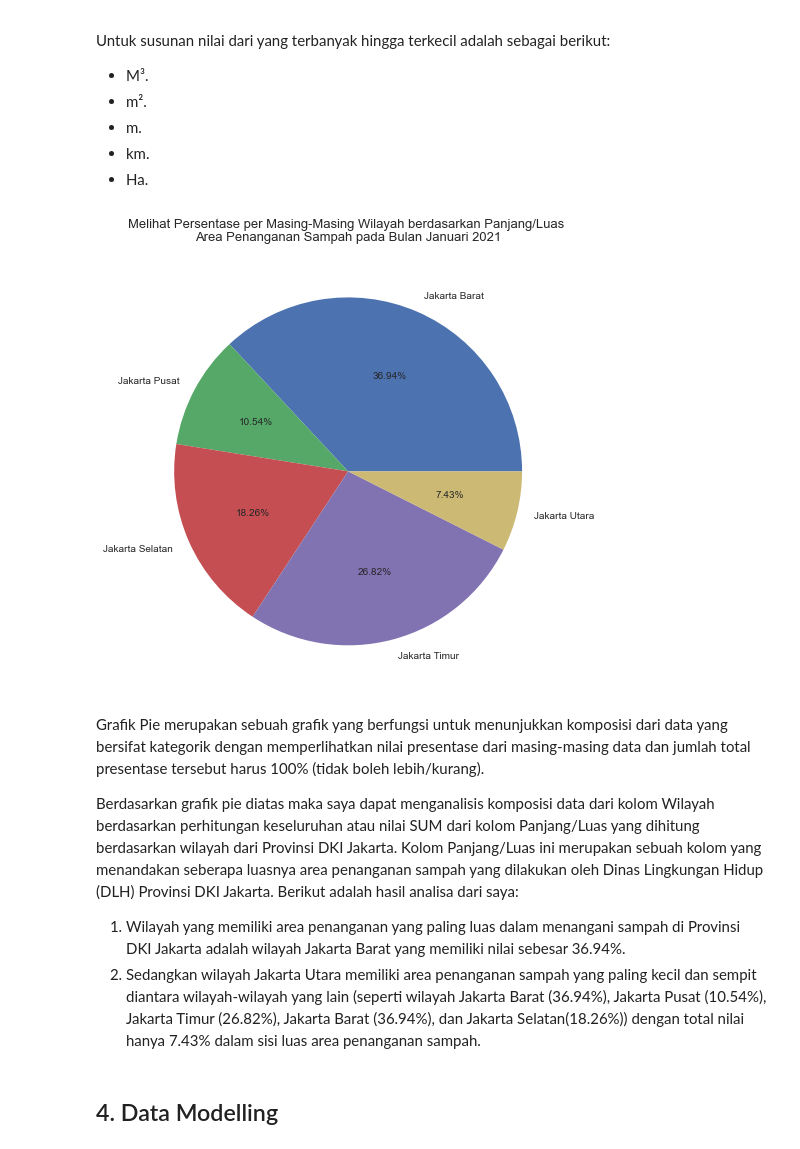
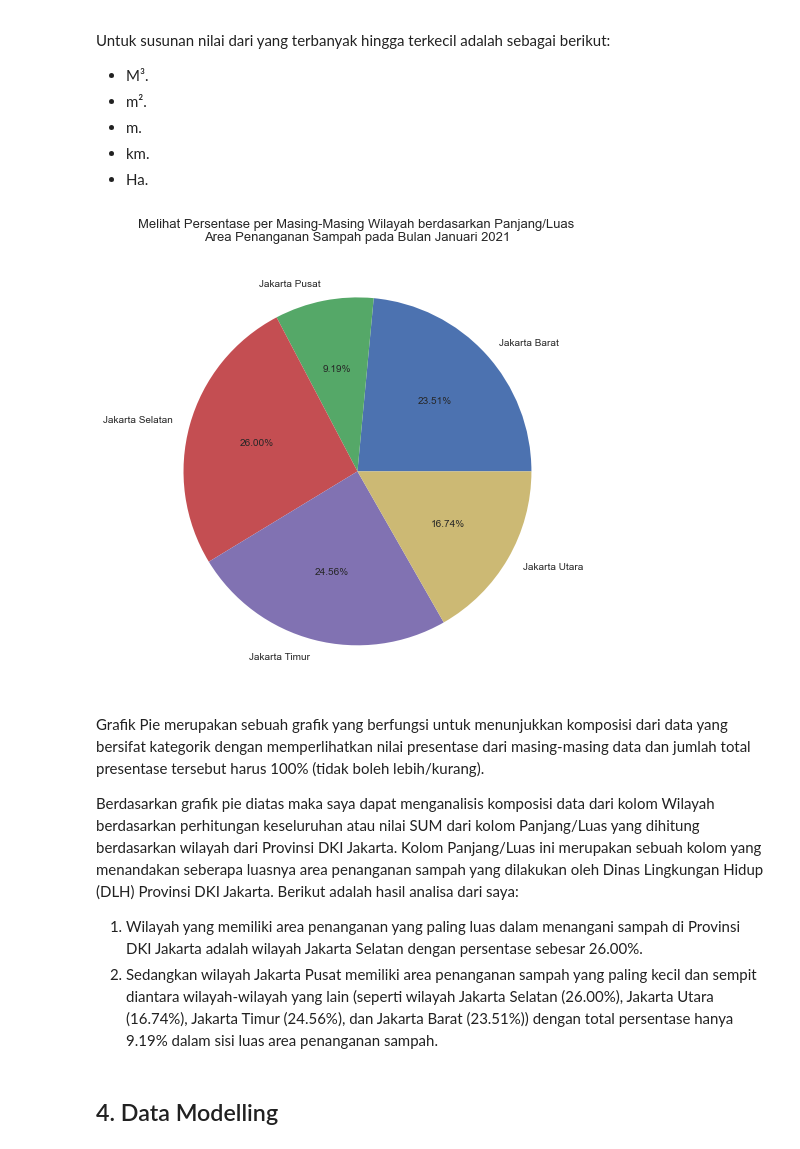
Before and after one commit to pramudianzaheka92/ProjectTugasAkhir, a Jupyter notebook: 1 - 2021/Prediksi Tingkat Pengangkutan Volume Sampah di Bulan Januari 2021 - Dengan Nilai Outliers.ipynb, the cells around one changed output. Saved outputs shown, nothing was run; the diff lists cells and outputs as text; code cells hidden in the pictures.

Commit message:
Update dari Count menjadi Sum pada Grafik Pie di Bulan Januari

```diff
--- a/1 - 2021/Prediksi Tingkat Pengangkutan Volume Sampah di Bulan Januari 2021 - Dengan Nilai Outliers.ipynb
+++ b/1 - 2021/Prediksi Tingkat Pengangkutan Volume Sampah di Bulan Januari 2021 - Dengan Nilai Outliers.ipynb
@@ -465,22 +465,22 @@ Untuk susunan nilai dari yang terbanyak hingga terkecil adalah sebagai berikut:
 # %%
 # Melihat komposisi masing-masing wilayah Provinsi DKI Jakarta berdasarkan panjang/luas area penanganan sampah
 plt.figure(figsize=(10, 8))
 
-data_pie_januari = data_januari.groupby("Wilayah")["Panjang/Luas"].count().reset_index()
+data_pie_januari = data_januari.groupby("Wilayah")["Panjang/Luas"].sum().reset_index()
 plt.pie(data_pie_januari["Panjang/Luas"], labels = data_pie_januari["Wilayah"], autopct = "%.2f%%")
 plt.title("Melihat Persentase per Masing-Masing Wilayah berdasarkan Panjang/Luas \n"
           "Area Penanganan Sampah pada Bulan Januari 2021",
           fontsize=13, pad=13)
 plt.show()
 # %% [output]
-[figure, old version]
+[figure, new version]
 # %% [markdown]
 Grafik Pie merupakan sebuah grafik yang berfungsi untuk menunjukkan komposisi dari data yang bersifat kategorik dengan memperlihatkan nilai presentase dari masing-masing data dan jumlah total presentase tersebut harus 100% (tidak boleh lebih/kurang).
 
 Berdasarkan grafik pie diatas maka saya dapat menganalisis komposisi data dari kolom Wilayah berdasarkan perhitungan keseluruhan atau nilai SUM dari kolom Panjang/Luas yang dihitung berdasarkan wilayah dari Provinsi DKI Jakarta. Kolom Panjang/Luas ini merupakan sebuah kolom yang menandakan seberapa luasnya area penanganan sampah yang dilakukan oleh Dinas Lingkungan Hidup (DLH) Provinsi DKI Jakarta. Berikut adalah hasil analisa dari saya:
 
-1. Wilayah yang memiliki area penanganan yang paling luas dalam menangani sampah di Provinsi DKI Jakarta adalah wilayah Jakarta Barat yang memiliki nilai sebesar 36.94%.
-2. Sedangkan wilayah Jakarta Utara memiliki area penanganan sampah yang paling kecil dan sempit diantara wilayah-wilayah yang lain (seperti wilayah Jakarta Barat (36.94%), Jakarta Pusat (10.54%), Jakarta Timur (26.82%), Jakarta Barat (36.94%), dan Jakarta Selatan(18.26%)) dengan total nilai hanya 7.43% dalam sisi luas area penanganan sampah.
+1. Wilayah yang memiliki area penanganan yang paling luas dalam menangani sampah di Provinsi DKI Jakarta adalah wilayah Jakarta Selatan dengan persentase sebesar 26.00%.
+2. Sedangkan wilayah Jakarta Pusat memiliki area penanganan sampah yang paling kecil dan sempit diantara wilayah-wilayah yang lain (seperti wilayah Jakarta Selatan (26.00%), Jakarta Utara (16.74%), Jakarta Timur (24.56%), dan Jakarta Barat (23.51%)) dengan total persentase hanya 9.19% dalam sisi luas area penanganan sampah.
 # %% [markdown]
 ## 4. Data Modelling
 # %% [markdown]
```
Also changed, not shown: parts of 11 cells of this notebook.
